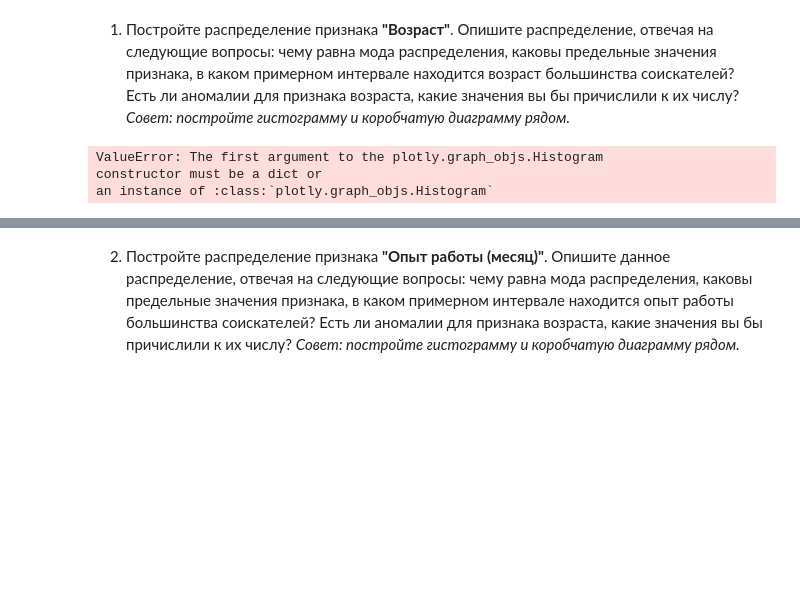
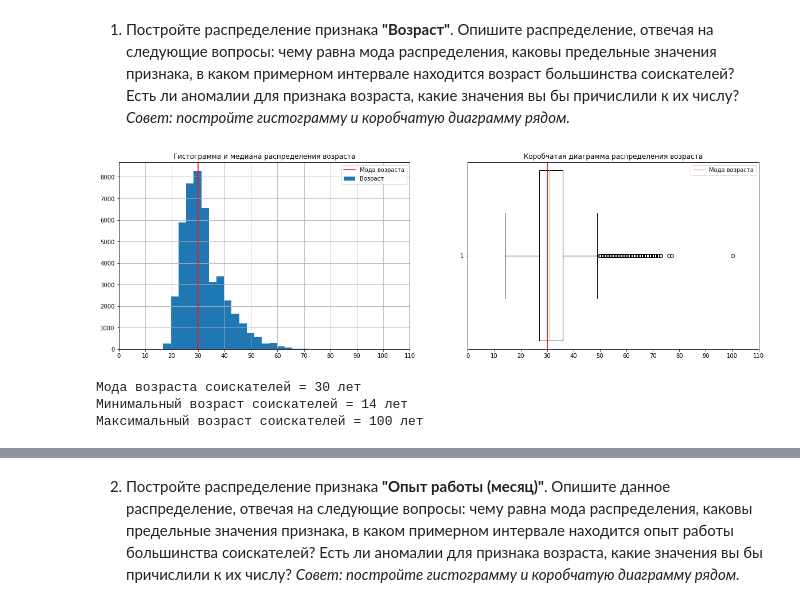
Before and after one commit to TonyVinsenty/sf_data_science, a Jupyter notebook: project_1/Project_1.ipynb, the cells around one changed output, grey strips where cells are left out. Drawn from its saved outputs; the diff is of its cells as text; code cells hidden in the pictures; blank space fills up the shorter version.

```diff
--- a/project_1/Project_1.ipynb
+++ b/project_1/Project_1.ipynb
@@ -481,20 +481,48 @@ hh_df.head()
 # %% [markdown]
 1. Постройте распределение признака **"Возраст"**. Опишите распределение, отвечая на следующие вопросы: чему равна мода распределения, каковы предельные значения признака, в каком примерном интервале находится возраст большинства соискателей? Есть ли аномалии для признака возраста, какие значения вы бы причислили к их числу?
 *Совет: постройте гистограмму и коробчатую диаграмму рядом.*
-# %%
-# ваш код здесь
-fig = make_subplots(rows=1, cols=2)
-hist = go.Histogram(
-    hh_df,
-    x='Возраст'
-)
-fig.add_histogram(
-    x=hh_df['Возраст'],
-    row=1,
-    col=2)
-fig.show()
-# %% [output]
-ValueError: The first argument to the plotly.graph_objs.Histogram
-constructor must be a dict or
-an instance of :class:`plotly.graph_objs.Histogram`
+# %%
+#Гистограмма и коробчатая диаграмма распределения возраста соискателей
+fig, axes = plt.subplots(nrows=1, ncols=2, figsize=(20,6))
+
+axes[0].hist(
+    x=hh_df['Возраст'],
+    label='Возраст',
+    bins=30
+)
+axes[0].axvline(
+    x=int(hh_df['Возраст'].mode()),
+    label='Мода возраста',
+    color='red'
+)
+axes[0].set_title('Гистограмма и медиана распределения возраста')
+axes[0].legend()
+axes[0].grid()
+axes[0].set_xticks(range(0, 120, 10))
+
+
+axes[1].boxplot(
+    hh_df['Возраст'],
+    vert=False,
+    widths=2
+)
+axes[1].axvline(
+    x=int(hh_df['Возраст'].mode()),
+    label='Мода возраста',
+    linewidth = 1,
+    color='red'
+)
+axes[1].set_title('Коробчатая диаграмма распределения возраста')
+axes[1].set_xticks(range(0, 120, 10))
+axes[1].legend();
+# %% [output]
+[figure, added]
+# %%
+print('Мода возраста соискателей =', int(hh_df['Возраст'].mode()), 'лет')
+print('Минимальный возраст соискателей =', int(hh_df['Возраст'].min()), 'лет')
+print('Максимальный возраст соискателей =', int(hh_df['Возраст'].max()), 'лет')
+# %% [output]
+Мода возраста соискателей = 30 лет
+Минимальный возраст соискателей = 14 лет
+Максимальный возраст соискателей = 100 лет
 # %% [markdown]
```
Also changed, not shown: parts of 8 cells of this notebook.
